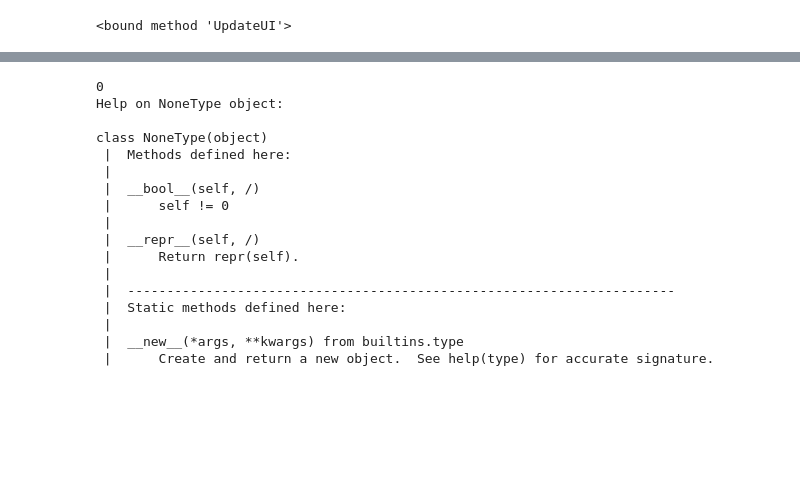
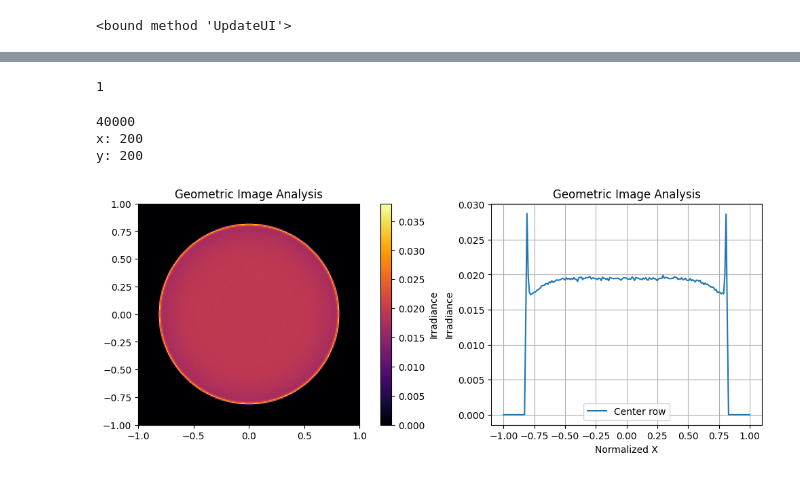
Before and after one commit to Xiong-Ziyi/Master-Thesis, a Jupyter notebook: Beam_shaper/ZOS_Keplerian_Beam_Shaper.ipynb, the cells around one changed output, grey strips where cells are left out. Cells and saved outputs as stored; diff of their text form; code cells hidden in the pictures; blank space fills up the shorter version.

```diff
--- a/Beam_shaper/ZOS_Keplerian_Beam_Shaper.ipynb
+++ b/Beam_shaper/ZOS_Keplerian_Beam_Shaper.ipynb
@@ -308,22 +306,17 @@ Server stack trace:
-# %%
-print(GIA_Results.NumberOfDataSeries)
-data = GIA_Results.GetDataSeries(0)
-help(data)
-# %% [output]
-0
-Help on NoneType object:
-
-class NoneType(object)
- |  Methods defined here:
- |
- |  __bool__(self, /)
- |      self != 0
- |
- |  __repr__(self, /)
- |      Return repr(self).
- |
- |  ----------------------------------------------------------------------
- |  Static methods defined here:
- |
- |  __new__(*args, **kwargs) from builtins.type
- |      Create and return a new object.  See help(type) for accurate signature.
+# %%
+print(GIA_Results.NumberOfDataGrids)
+data1 = GIA_Results.DataGrids[0]
+ #help(data1)
+# %% [output]
+1
+# %%
+#help(data1.Values)
+print(data1.Values.Length)
+print("x:", data1.Values.GetLength(0))
+print("y:", data1.Values.GetLength(1))
+zos.gia_plots(data1.Values, data1.Values.GetLength(0), data1.Values.GetLength(1), transpose=False)
+# %% [output]
+40000
+x: 200
+y: 200
+[figure, added]
```
Also changed, not shown: parts of 12 cells of this notebook, 14 other files.
